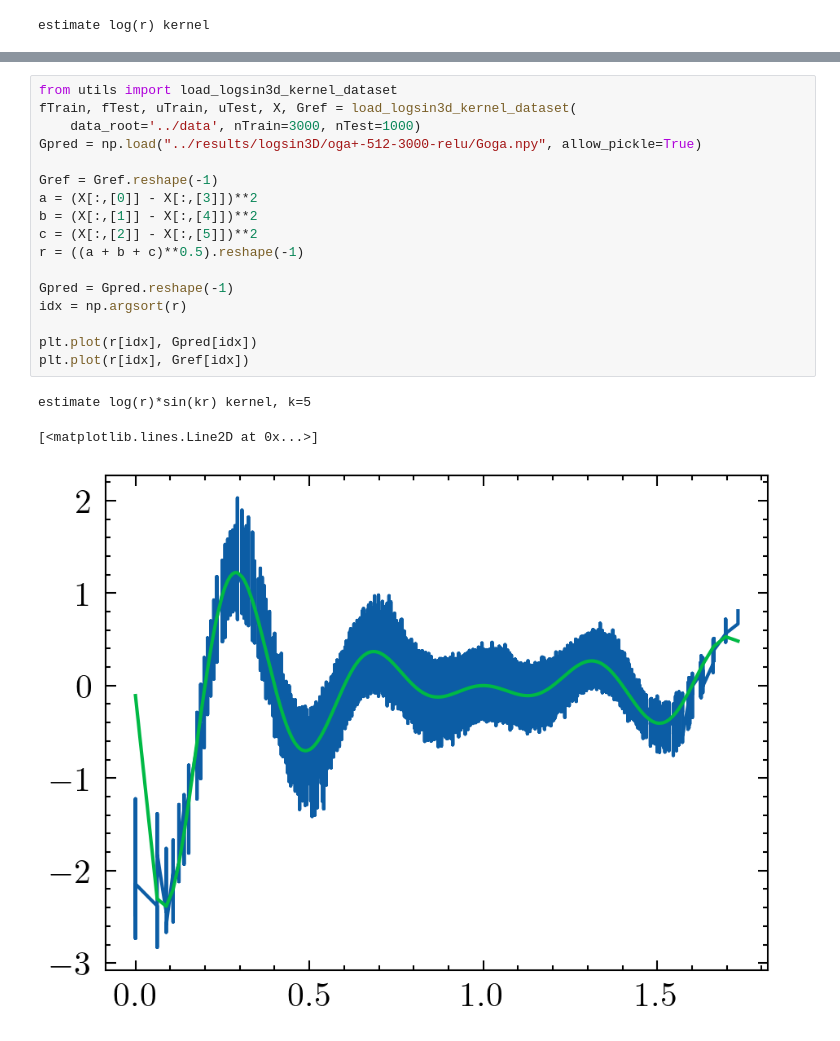
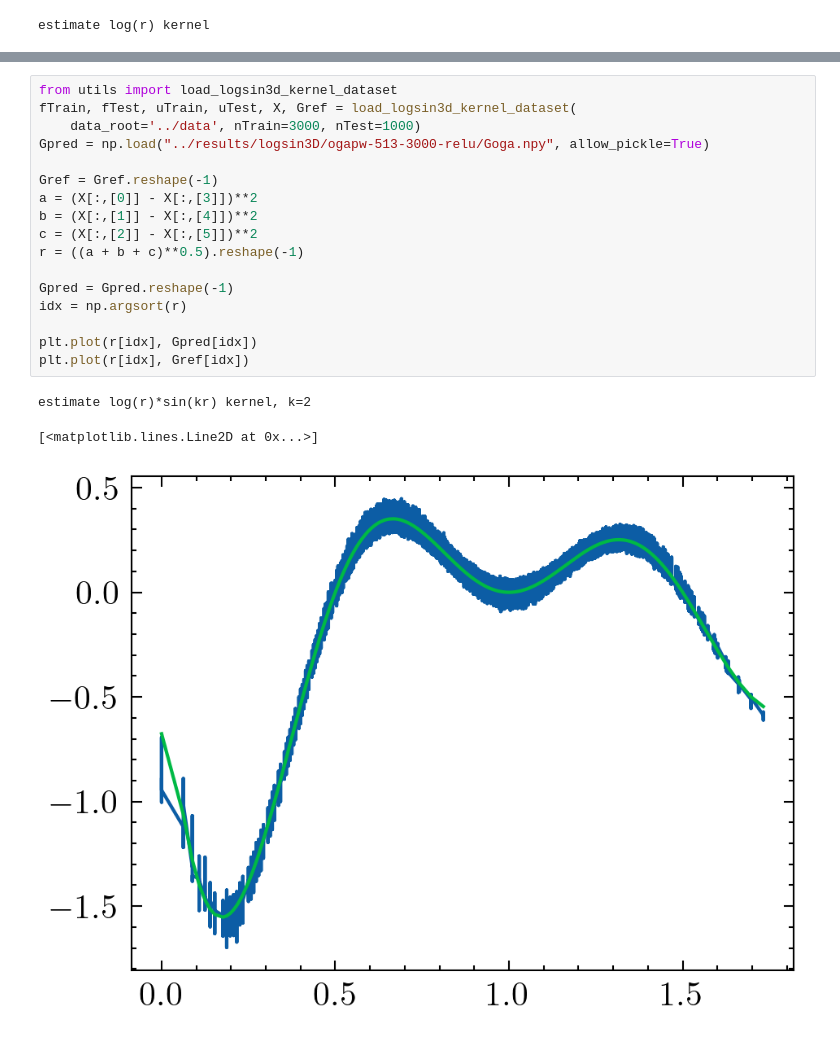
Before and after one commit to linye-boli/OGA-KernelEstimation, a Jupyter notebook: vis/vis3D.ipynb, the cells around one changed output, grey strips where cells are left out. Cells and saved outputs as stored; diff of their text form.

```diff
--- a/vis/vis3D.ipynb
+++ b/vis/vis3D.ipynb
@@ -238,21 +299,21 @@ estimate log(r) kernel
 # %%
 from utils import load_logsin3d_kernel_dataset
 fTrain, fTest, uTrain, uTest, X, Gref = load_logsin3d_kernel_dataset(
     data_root='../data', nTrain=3000, nTest=1000)
-Gpred = np.load("../results/logsin3D/oga+-512-3000-relu/Goga.npy", allow_pickle=True)
+Gpred = np.load("../results/logsin3D/ogapw-513-3000-relu/Goga.npy", allow_pickle=True)
 
 Gref = Gref.reshape(-1)
 a = (X[:,[0]] - X[:,[3]])**2
 b = (X[:,[1]] - X[:,[4]])**2
 c = (X[:,[2]] - X[:,[5]])**2
 r = ((a + b + c)**0.5).reshape(-1)
 
 Gpred = Gpred.reshape(-1)
 idx = np.argsort(r)
 
 plt.plot(r[idx], Gpred[idx])
 plt.plot(r[idx], Gref[idx])
 # %% [output]
-estimate log(r)*sin(kr) kernel, k=5
+estimate log(r)*sin(kr) kernel, k=2
 [<matplotlib.lines.Line2D at 0x...>]
-[figure, old version]
+[figure, new version]
```
Also changed, not shown: parts of 10 cells of this notebook, 16 other files.
